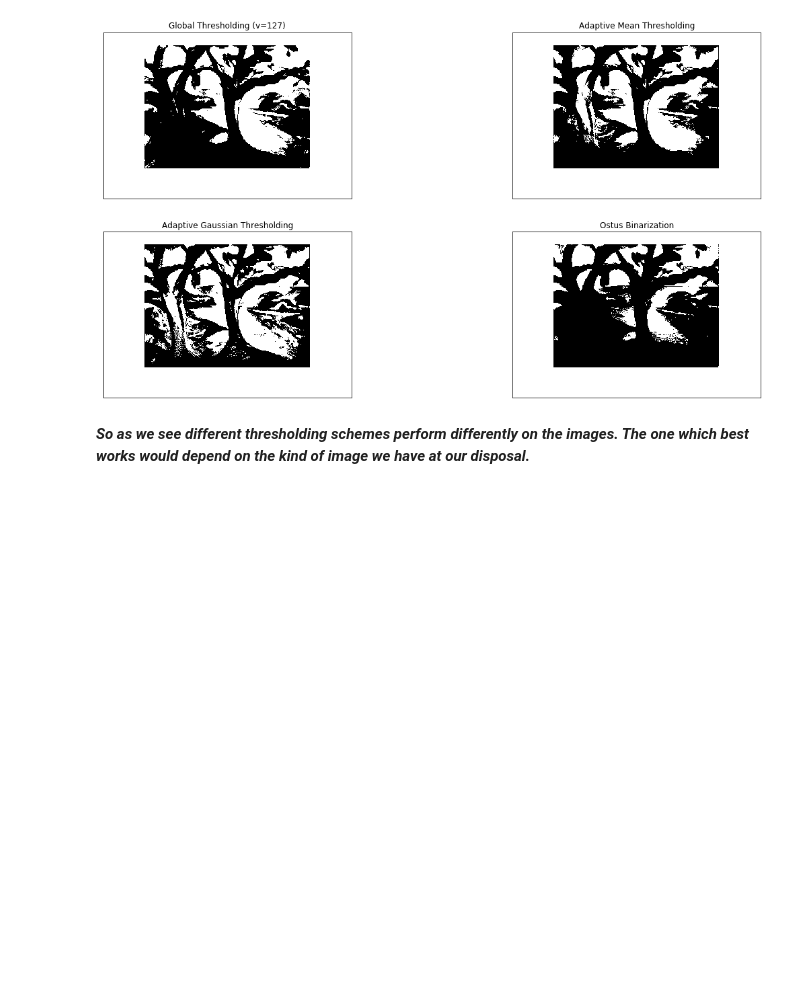
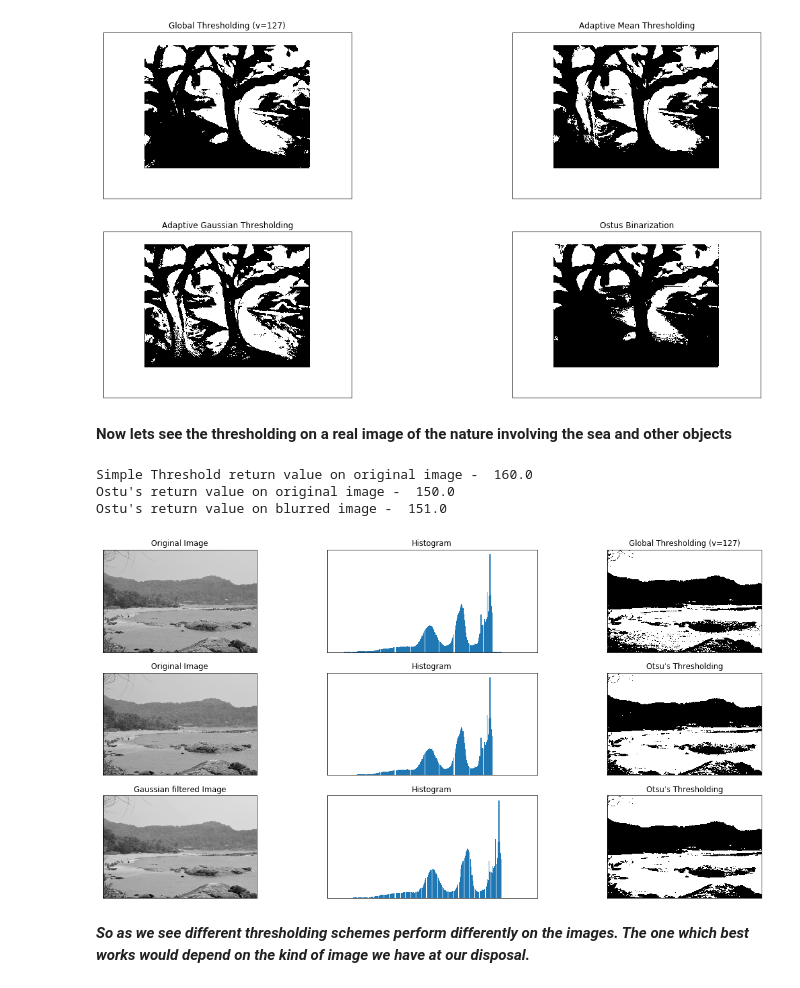
Before and after one commit to sauravmishra1710/CompuVision-With-OpenCV, a Jupyter notebook: Image Thresholding.ipynb, the cells around one changed output. Drawn from its saved outputs; the diff is of its cells as text; code cells hidden in the pictures; blank space fills up the shorter version.

Commit message:
Data added and note book updated to use the data

```diff
--- a/Image Thresholding.ipynb
+++ b/Image Thresholding.ipynb
@@ -444,5 +444,51 @@ for i in range(4):
 plt.show()
 # %% [output]
 [figure]
+# %% [markdown]
+**Now lets see the thresholding on a real image of the nature involving the sea and other objects**
+# %%
+nature_img = cv2.imread('./Data/nature.JPG', cv2.IMREAD_GRAYSCALE)
+
+# global thresholding
+retVal1, simple_thresh = cv2.threshold(nature_img, 160, 255, cv2.THRESH_BINARY)
+
+# Otsu's thresholding
+retVal2, ostus_thresh = cv2.threshold(nature_img, 0, 255, cv2.THRESH_BINARY + cv2.THRESH_OTSU)
+
+# Otsu's thresholding after Gaussian filtering
+blur_nature_img = cv2.GaussianBlur(nature_img, (5,5), 0)
+retVal3, ostus_thresh_after_blur = cv2.threshold(blur_nature_img, 0, 255, cv2.THRESH_BINARY + cv2.THRESH_OTSU)
+
+print("Simple Threshold return value on original image - ", retVal1)
+print("Ostu's return value on original image - ", retVal2)
+print("Ostu's return value on blurred image - ", retVal3)
+
+# plot all the images and their histograms
+images = [nature_img, 0, simple_thresh,
+          nature_img, 0, ostus_thresh,
+          blur_nature_img, 0, ostus_thresh_after_blur]
+
+titles = ['Original Image','Histogram','Global Thresholding (v=160)',
+          'Original Image','Histogram',"Otsu's Thresholding",
+          'Gaussian filtered Image','Histogram',"Otsu's Thresholding"]
+
+plt.figure(figsize=(20,10))
+
+for i in range(3):
+    plt.subplot(3,3,i*3+1),plt.imshow(images[i*3],'gray')
+    plt.title(titles[i*3]), plt.xticks([]), plt.yticks([])
+
+    plt.subplot(3,3,i*3+2),plt.hist(images[i*3].ravel(),256)
+    plt.title(titles[i*3+1]), plt.xticks([]), plt.yticks([])
+
+    plt.subplot(3,3,i*3+3),plt.imshow(images[i*3+2],'gray')
+    plt.title(titles[i*3+2]), plt.xticks([]), plt.yticks([])
+
+plt.show()
+# %% [output]
+Simple Threshold return value on original image -  160.0
+Ostu's return value on original image -  150.0
+Ostu's return value on blurred image -  151.0
+[figure, added]
 # %% [markdown]
 ***So as we see different thresholding schemes perform differently on the images. The one which best works would depend on the kind of image we have at our disposal.***
```
Also changed, not shown: 1 other file.
